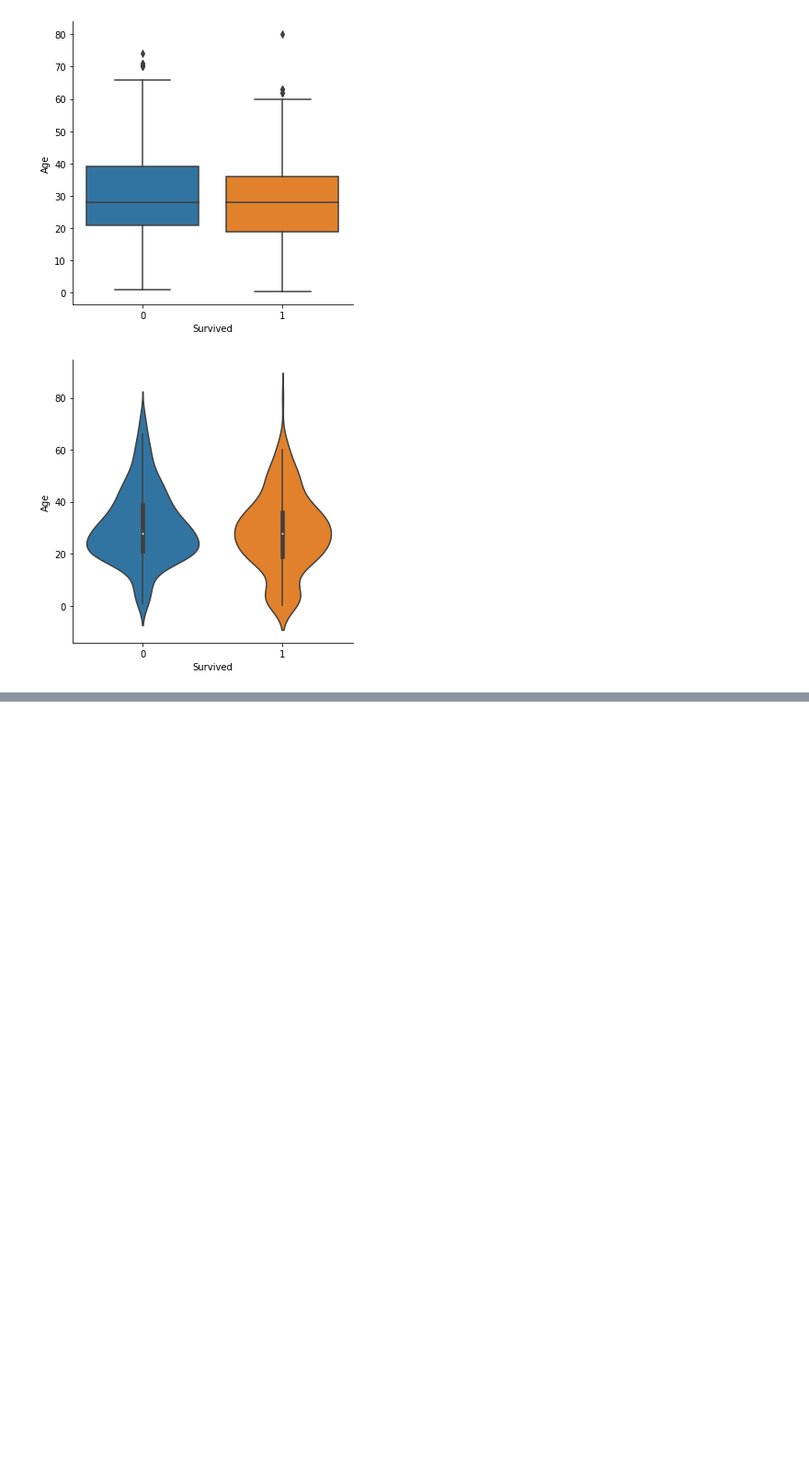
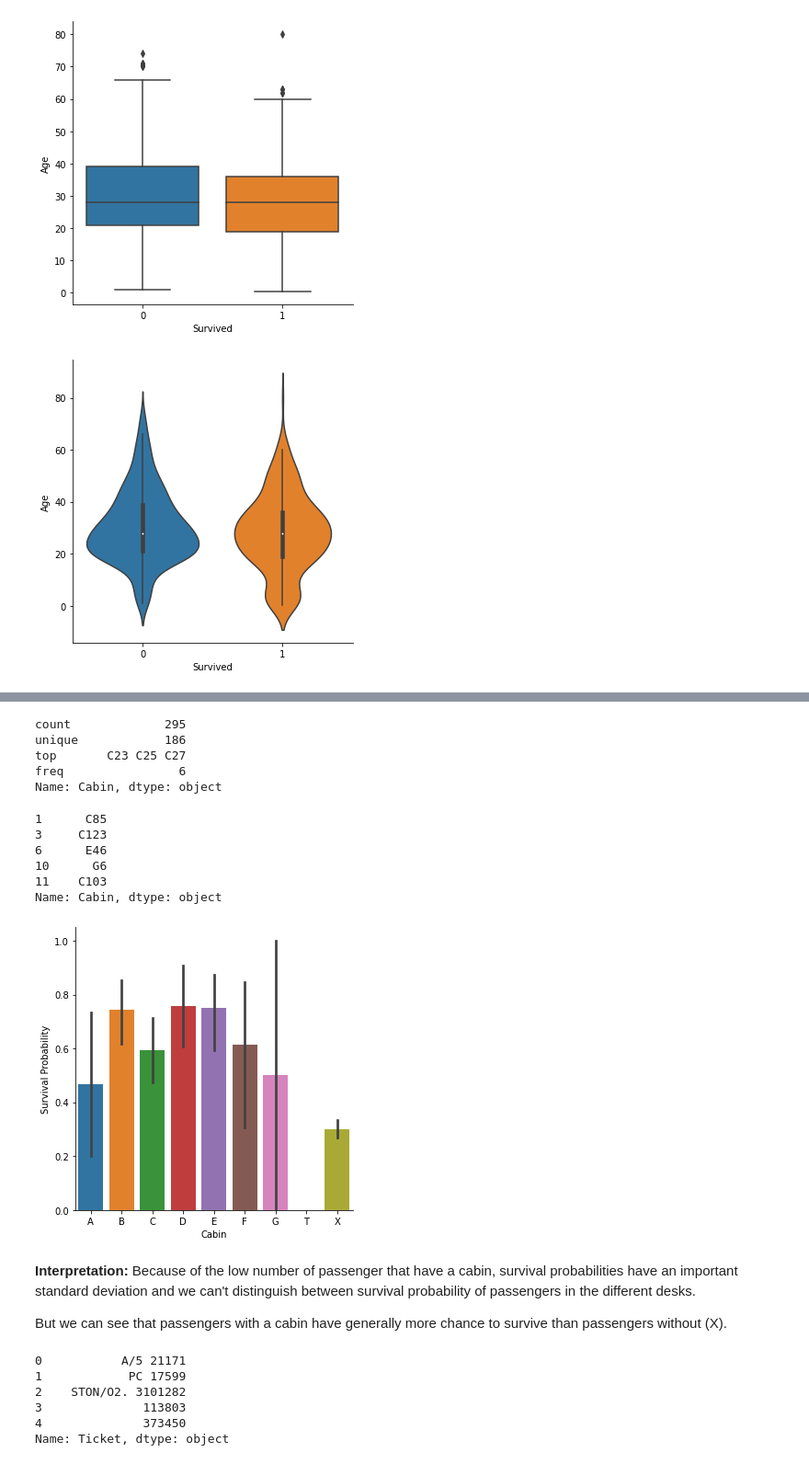
Before and after one commit to RAJ-DSML/Titanic-Disaster-Solution, a Jupyter notebook: titanic-solution-kaggle.ipynb, the cells around one changed output, grey strips where cells are left out. Shown: that part at 92% size. Cells and saved outputs as stored; diff of their text form; code cells hidden in the pictures; blank space fills up the shorter version.

```diff
--- a/titanic-solution-kaggle.ipynb
+++ b/titanic-solution-kaggle.ipynb
@@ -264,0 +268,36 @@ d16 = sns.factorplot(x="Survived", y = "Age", data = df_train, kind="violin")
+# %%
+# Drop Name variable
+dataset.drop(labels = ["Name"], axis = 1, inplace = True)
+# %%
+# convert to indicator values Embarked
+dataset = pd.get_dummies(dataset, columns = ["Embarked"], prefix="Em")
+# %%
+dataset["Cabin"].describe()
+# %% [output]
+count             295
+unique            186
+top       C23 C25 C27
+freq                6
+Name: Cabin, dtype: object
+# %%
+dataset["Cabin"][dataset["Cabin"].notnull()].head()
+# %% [output]
+1      C85
+3     C123
+6      E46
+10      G6
+11    C103
+Name: Cabin, dtype: object
+# %%
+# Replace the Cabin number by the type of cabin 'X' if not
+dataset["Cabin"] = pd.Series([i[0] if not pd.isnull(i) else 'X' for i in dataset['Cabin'] ])
+# %%
+d17 = sns.factorplot(y="Survived",x="Cabin",data=dataset,kind="bar",order=['A','B','C','D','E','F','G','T','X'])
+d18 = d17.set_ylabels("Survival Probability")
+# %% [output]
+[figure, added]
+# %% [markdown]
+**Interpretation:**
+Because of the low number of passenger that have a cabin, survival probabilities have an important standard deviation and we can't distinguish between survival probability of passengers in the different desks.
+
+But we can see that passengers with a cabin have generally more chance to survive than passengers without (X).
@@ -264,0 +306,9 @@ d16 = sns.factorplot(x="Survived", y = "Age", data = df_train, kind="violin")
+# %%
+dataset["Ticket"].head()
+# %% [output]
+0           A/5 21171
+1            PC 17599
+2    STON/O2. 3101282
+3              113803
+4              373450
+Name: Ticket, dtype: object
```
Also changed, not shown: parts of 13 cells of this notebook.
